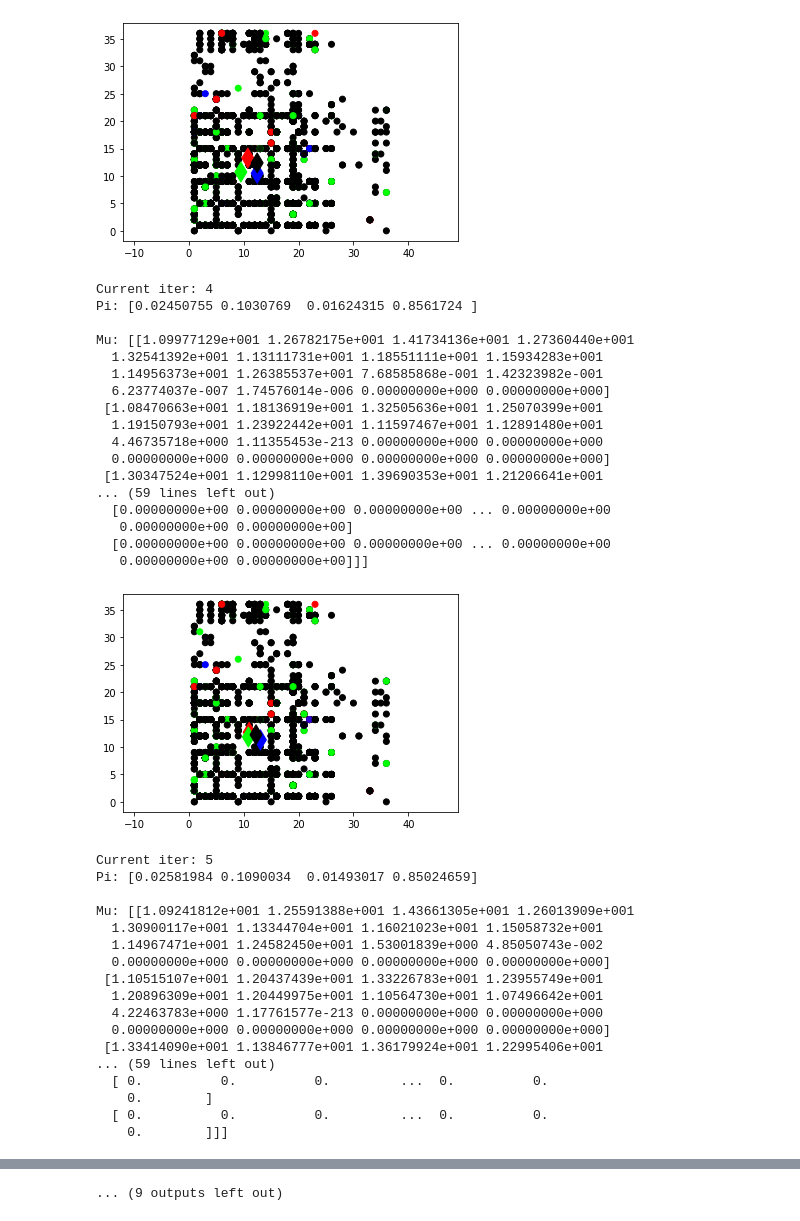
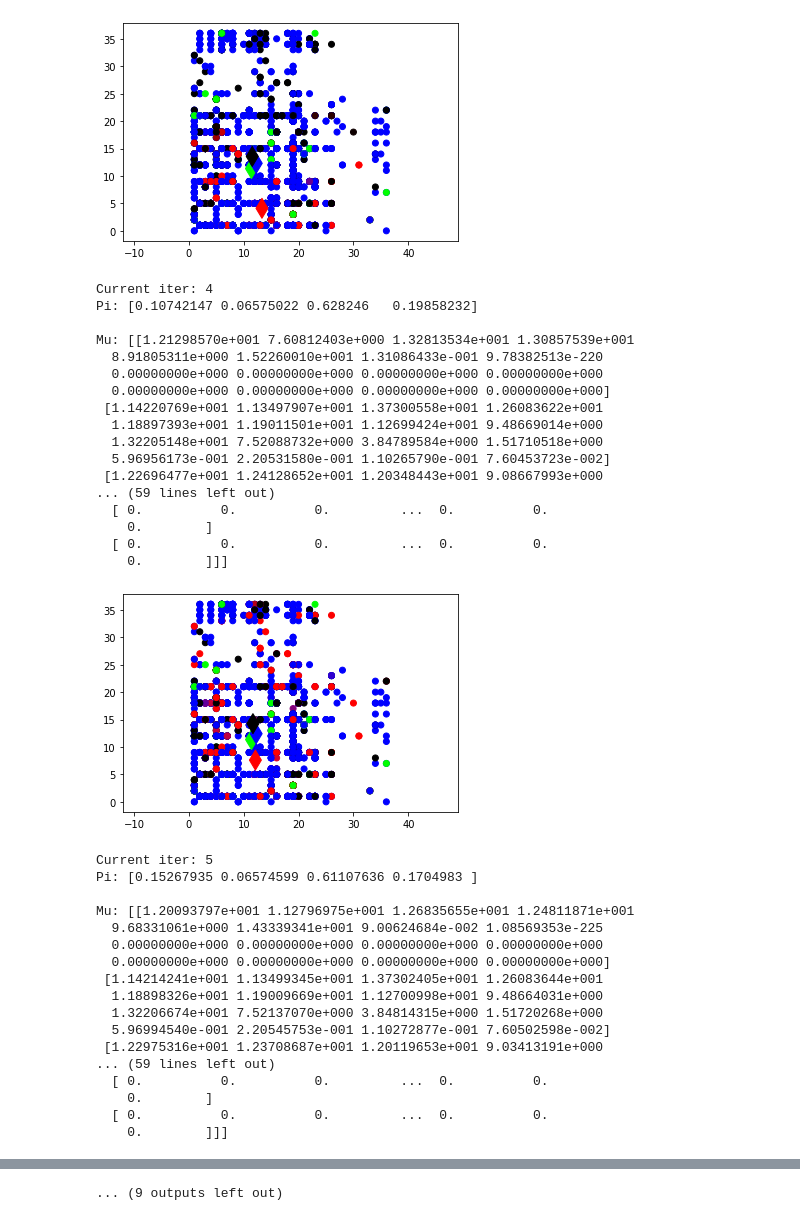
Before and after one commit to AdamAlvord/Cogs118B_TerribleTranslate, a Jupyter notebook: GMM Clustering.ipynb, the cells around one changed output, grey strips where cells are left out. Drawn from its saved outputs; the diff is of its cells as text; code cells hidden in the pictures.

```diff
--- a/GMM Clustering.ipynb
+++ b/GMM Clustering.ipynb
@@ -247,6 +247,6 @@ test.shape
 # %%
 #Initialization parameters
-muOld = runKMeans(4, test)
+muOld = runKMeans(4, thing)
 piOld = np.asarray([1/4]*4)
 # covOld = np.zeros((4,4))
 N, D = thing.shape
@@ -330,39 +330,39 @@ Mu: [[1.07508729e+001 1.32795291e+001 1.32691606e+001 1.29099849e+001
 ... (59 lines left out)
   [ 0.          0.          0.         ...  0.          0.
     0.        ]
   [ 0.          0.          0.         ...  0.          0.
     0.        ]]]
-[figure, old version]
+[figure, new version]
 Current iter: 4
-Pi: [0.02450755 0.1030769  0.01624315 0.8561724 ]
+Pi: [0.10742147 0.06575022 0.628246   0.19858232]
 
-Mu: [[1.09977129e+001 1.26782175e+001 1.41734136e+001 1.27360440e+001
-  1.32541392e+001 1.13111731e+001 1.18551111e+001 1.15934283e+001
-  1.14956373e+001 1.26385537e+001 7.68585868e-001 1.42323982e-001
-  6.23774037e-007 1.74576014e-006 0.00000000e+000 0.00000000e+000]
- [1.08470663e+001 1.18136919e+001 1.32505636e+001 1.25070399e+001
-  1.19150793e+001 1.23922442e+001 1.11597467e+001 1.12891480e+001
-  4.46735718e+000 1.11355453e-213 0.00000000e+000 0.00000000e+000
+Mu: [[1.21298570e+001 7.60812403e+000 1.32813534e+001 1.30857539e+001
+  8.91805311e+000 1.52260010e+001 1.31086433e-001 9.78382513e-220
+  0.00000000e+000 0.00000000e+000 0.00000000e+000 0.00000000e+000
   0.00000000e+000 0.00000000e+000 0.00000000e+000 0.00000000e+000]
- [1.30347524e+001 1.12998110e+001 1.39690353e+001 1.21206641e+001
+ [1.14220769e+001 1.13497907e+001 1.37300558e+001 1.26083622e+001
+  1.18897393e+001 1.19011501e+001 1.12699424e+001 9.48669014e+000
+  1.32205148e+001 7.52088732e+000 3.84789584e+000 1.51710518e+000
+  5.96956173e-001 2.20531580e-001 1.10265790e-001 7.60453723e-002]
+ [1.22696477e+001 1.24128652e+001 1.20348443e+001 9.08667993e+000
 ... (59 lines left out)
-  [0.00000000e+00 0.00000000e+00 0.00000000e+00 ... 0.00000000e+00
-   0.00000000e+00 0.00000000e+00]
-  [0.00000000e+00 0.00000000e+00 0.00000000e+00 ... 0.00000000e+00
-   0.00000000e+00 0.00000000e+00]]]
+  [ 0.          0.          0.         ...  0.          0.
+    0.        ]
+  [ 0.          0.          0.         ...  0.          0.
+    0.        ]]]
-[figure, old version]
+[figure, new version]
 Current iter: 5
-Pi: [0.02581984 0.1090034  0.01493017 0.85024659]
+Pi: [0.15267935 0.06574599 0.61107636 0.1704983 ]
 
-Mu: [[1.09241812e+001 1.25591388e+001 1.43661305e+001 1.26013909e+001
-  1.30900117e+001 1.13344704e+001 1.16021023e+001 1.15058732e+001
-  1.14967471e+001 1.24582450e+001 1.53001839e+000 4.85050743e-002
+Mu: [[1.20093797e+001 1.12796975e+001 1.26835655e+001 1.24811871e+001
+  9.68331061e+000 1.43339341e+001 9.00624684e-002 1.08569353e-225
+  0.00000000e+000 0.00000000e+000 0.00000000e+000 0.00000000e+000
   0.00000000e+000 0.00000000e+000 0.00000000e+000 0.00000000e+000]
- [1.10515107e+001 1.20437439e+001 1.33226783e+001 1.23955749e+001
-  1.20896309e+001 1.20449975e+001 1.10564730e+001 1.07496642e+001
-  4.22463783e+000 1.17761577e-213 0.00000000e+000 0.00000000e+000
-  0.00000000e+000 0.00000000e+000 0.00000000e+000 0.00000000e+000]
- [1.33414090e+001 1.13846777e+001 1.36179924e+001 1.22995406e+001
+ [1.14214241e+001 1.13499345e+001 1.37302405e+001 1.26083644e+001
+  1.18898326e+001 1.19009669e+001 1.12700998e+001 9.48664031e+000
+  1.32206674e+001 7.52137070e+000 3.84814315e+000 1.51720268e+000
+  5.96994540e-001 2.20545753e-001 1.10272877e-001 7.60502598e-002]
+ [1.22975316e+001 1.23708687e+001 1.20119653e+001 9.03413191e+000
 ... (59 lines left out)
   [ 0.          0.          0.         ...  0.          0.
     0.        ]
```
Also changed, not shown: parts of 2 cells of this notebook.
